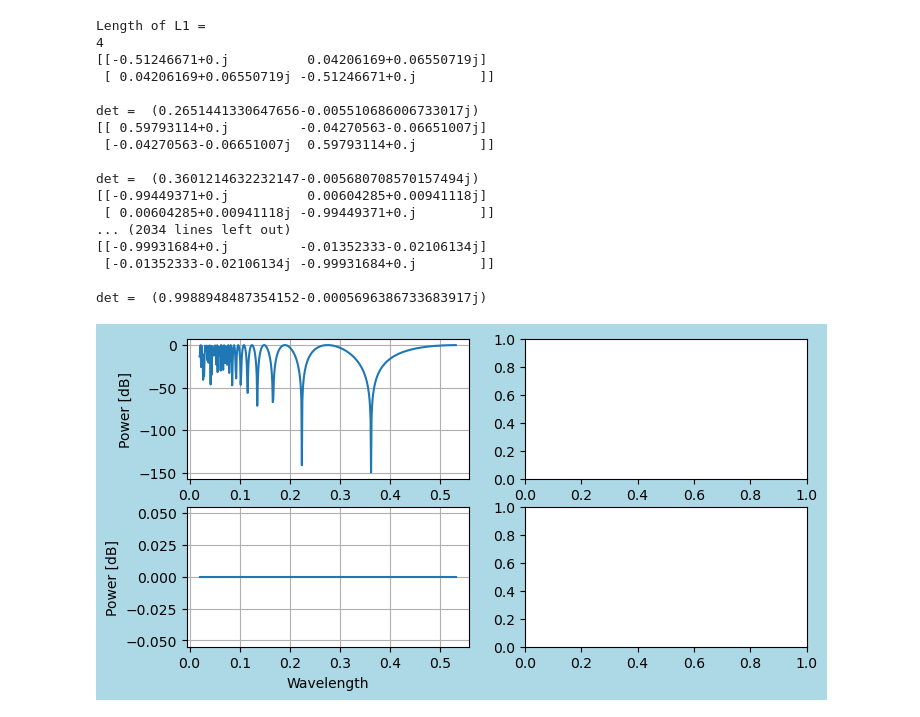
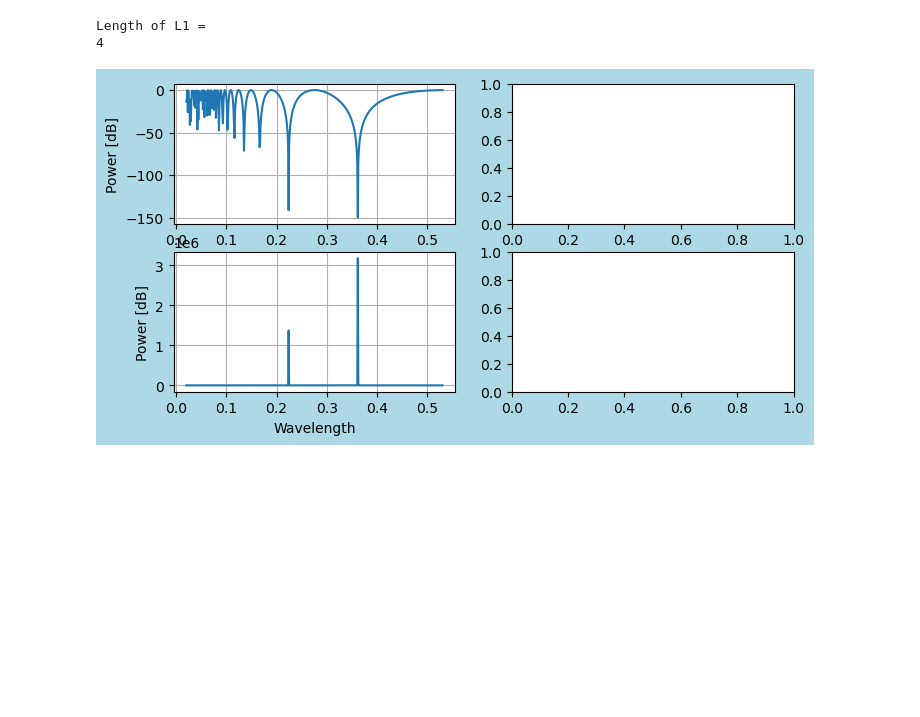
Before and after one commit to tacticstactics/Optical_thin_film_coating, a Jupyter notebook: Antireflection_1/Antireflection_main.ipynb, the cells around one changed output. Drawn from its saved outputs; the diff is of its cells as text; code cells hidden in the pictures; blank space fills up the shorter version.

```diff
--- a/Antireflection_1/Antireflection_main.ipynb
+++ b/Antireflection_1/Antireflection_main.ipynb
@@ -1,8 +1,4 @@
 # %%
-#Antireflection_main.py
-
-import math
-from tkinter import NS
 import numpy as np
 import matplotlib.pyplot as plt
 
@@ -88,11 +84,11 @@ for ii in range(mm):
 
     TMout = TM_intermediate
 
-    print(TMout)
-    print("")
+    #print(TMout)
+    #print("")
 
     detTMout = np.linalg.det(TMout)
-    print("det = ", detTMout)
+    #print("det = ", detTMout)
 
 
     m11 = TMout[0,0]
@@ -105,60 +101,45 @@ for ii in range(mm):
 
 
     P1 = np.abs(s12)**2
-    P2 = 1
+    P2 = P1
 
 
     P1col[ii] = P1
     P2col[ii] = P2
 
     P1dBcol[ii] = -10*np.log(P1)
-    P2dBcol[ii] = 10*np.log(P2)
+    #P2dBcol[ii] = 10*np.log(P2)
 
     #P1_Phase = np.angle(Eout3_x)
     #P1_phasecol[ii] = P1_Phase
 
 
     #outer loop ended
 
 
 fig = plt.figure(figsize = (8,4), facecolor='lightblue')
 ax1 = fig.add_subplot(2, 2, 1)
 ax2 = fig.add_subplot(2, 2, 2)
 ax3 = fig.add_subplot(2, 2, 3)
 ax4 = fig.add_subplot(2, 2, 4)
 
 
 ax1.plot(wlcol,P1dBcol)
 ax1.set_xlabel("Wavelength")
 ax1.set_ylabel("Power [dB]")
 ax1.grid()
 #ax1.set_ylim(0,1)
 
 
 
-ax3.plot(wlcol,P2dBcol)
+ax3.plot(wlcol,P2col)
 ax3.grid()
 ax3.set_xlabel("Wavelength")
 ax3.set_ylabel("Power [dB]")
 #ax2.set_ylim(0,1)
 
 plt.show()
 # %% [output]
 Length of L1 =
 4
-[[-0.51246671+0.j          0.04206169+0.06550719j]
- [ 0.04206169+0.06550719j -0.51246671+0.j        ]]
-
-det =  (0.2651441330647656-0.005510686006733017j)
-[[ 0.59793114+0.j         -0.04270563-0.06651007j]
- [-0.04270563-0.06651007j  0.59793114+0.j        ]]
-
-det =  (0.3601214632232147-0.005680708570157494j)
-[[-0.99449371+0.j          0.00604285+0.00941118j]
- [ 0.00604285+0.00941118j -0.99449371+0.j        ]]
-... (2034 lines left out)
-[[-0.99931684+0.j         -0.01352333-0.02106134j]
- [-0.01352333-0.02106134j -0.99931684+0.j        ]]
-
-det =  (0.9988948487354152-0.0005696386733683917j)
-[figure, old version]
+[figure, new version]
```
